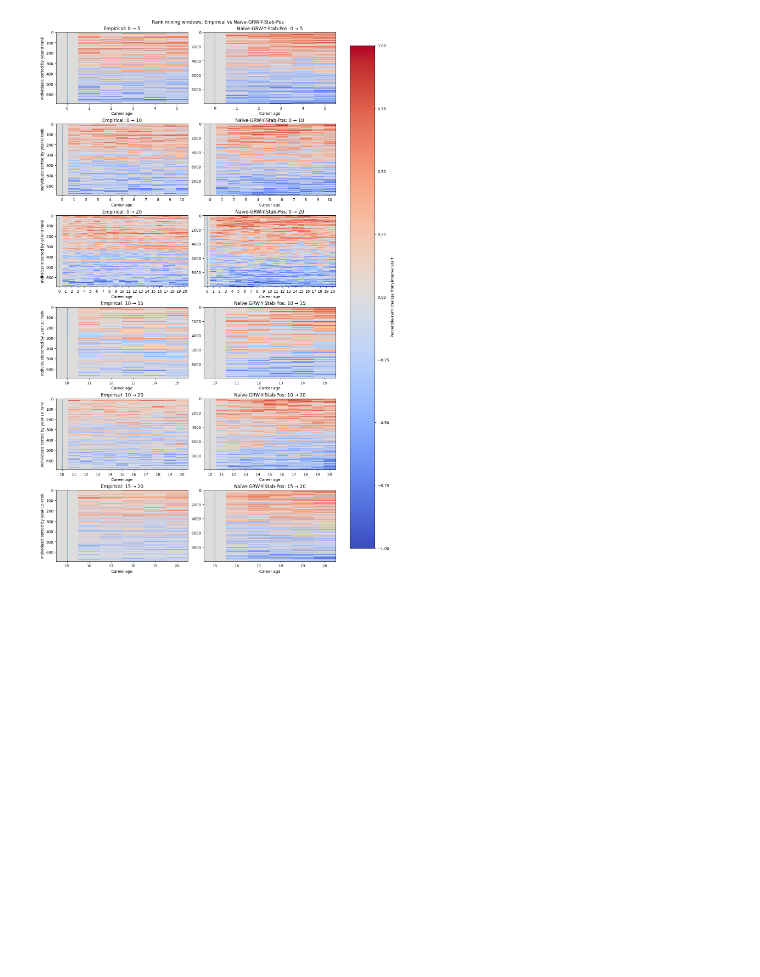
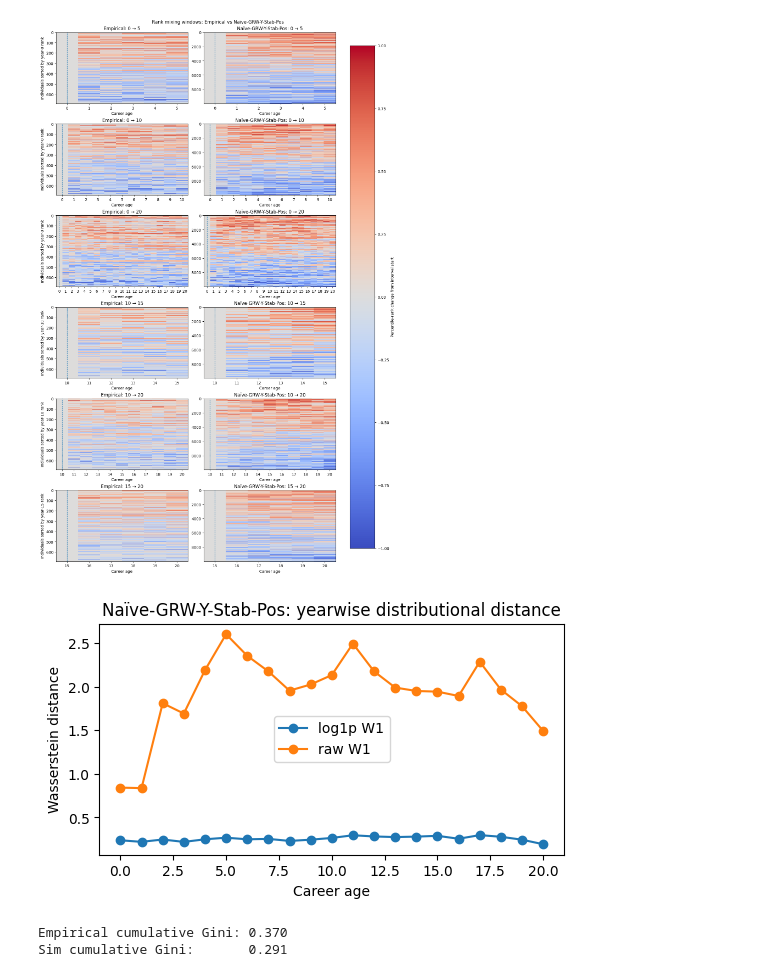
Before and after one commit to crabwife/seven_models_shockley, a Jupyter notebook: notebooks/notebooks_GRWs/naive/naive_grw_stab_and_pos.ipynb, the cells around one changed output. Drawn from its saved outputs; the diff is of its cells as text; code cells hidden in the pictures; blank space fills up the shorter version.

Commit message:
update shockley model results

```diff
--- a/notebooks/notebooks_GRWs/naive/naive_grw_stab_and_pos.ipynb
+++ b/notebooks/notebooks_GRWs/naive/naive_grw_stab_and_pos.ipynb
@@ -1223,3 +1223,45 @@ plt.savefig(FIGURES / f"{MODEL_TAG}_rank_mixing_windows.png", dpi=300, bbox_inch
 plt.show()
 # %% [output]
 [figure]
+# %%
+from scipy.stats import wasserstein_distance
+
+dist_rows = []
+for y in range(Y + 1):
+    emp_y = emp_panel_full[y].dropna().to_numpy()
+    sim_y = trajs[y, :]
+    dist_rows.append({
+        "CareerAge": y,
+        "W1_log1p": wasserstein_distance(np.log1p(emp_y), np.log1p(sim_y)),
+        "W1_raw": wasserstein_distance(emp_y, sim_y)
+    })
+
+dist_df = pd.DataFrame(dist_rows)
+
+fig, ax = plt.subplots(figsize=(6, 3))
+ax.plot(dist_df["CareerAge"], dist_df["W1_log1p"], marker="o", label="log1p W1")
+ax.plot(dist_df["CareerAge"], dist_df["W1_raw"], marker="o", label="raw W1")
+ax.set_xlabel("Career age")
+ax.set_ylabel("Wasserstein distance")
+ax.set_title(f"{MODEL_NAME}: yearwise distributional distance")
+ax.legend()
+plt.show()
+# %% [output]
+[figure, added]
+# %%
+def gini(x):
+    x = np.sort(np.asarray(x))
+    x = x[np.isfinite(x)]
+    if len(x) == 0 or x.sum() == 0:
+        return np.nan
+    n = len(x)
+    return (2 * np.sum(np.arange(1, n + 1) * x) / (n * x.sum())) - ((n + 1) / n)
+
+cum_emp = emp_panel_full.loc[:, 0:Y].sum(axis=1).to_numpy()
+cum_sim = trajs[:Y + 1, :].sum(axis=0)
+
+print(f"Empirical cumulative Gini: {gini(cum_emp):.3f}")
+print(f"Sim cumulative Gini:       {gini(cum_sim):.3f}")
+# %% [output]
+Empirical cumulative Gini: 0.370
+Sim cumulative Gini:       0.291
```
Also changed, not shown: parts of 2 cells of this notebook, 2 other files.
